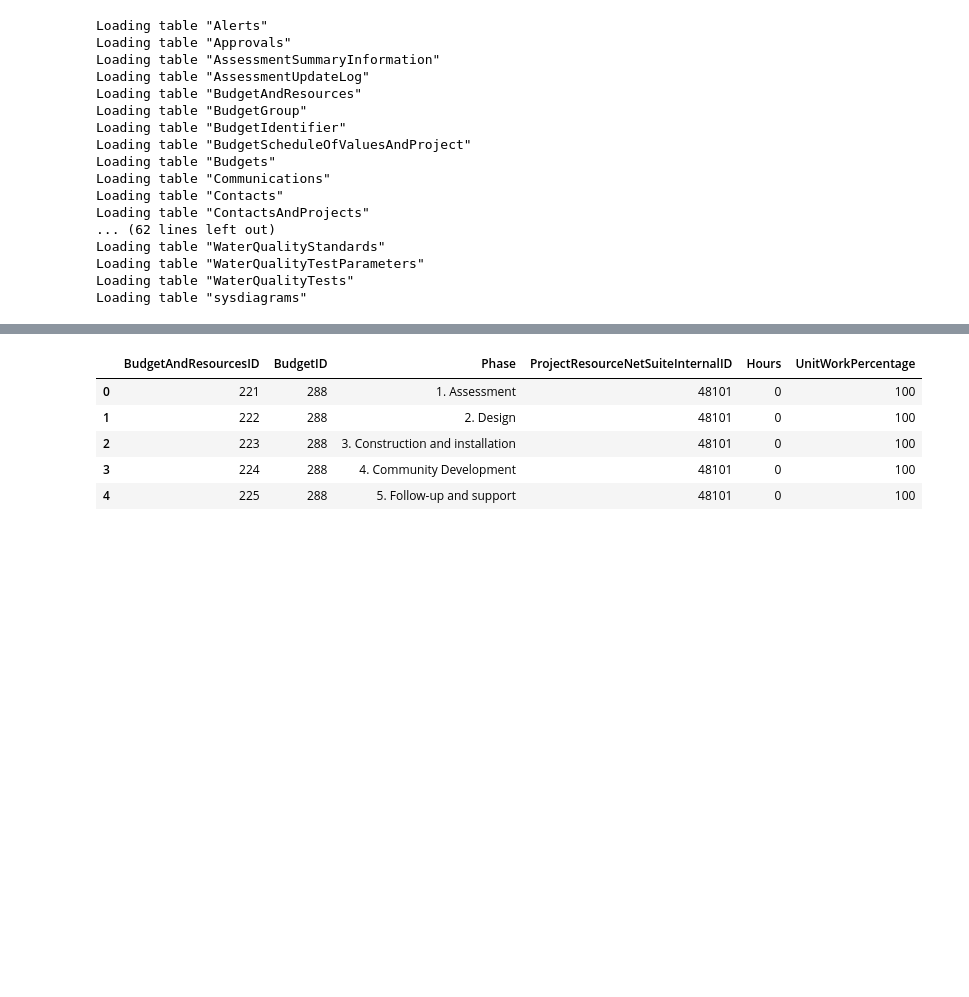
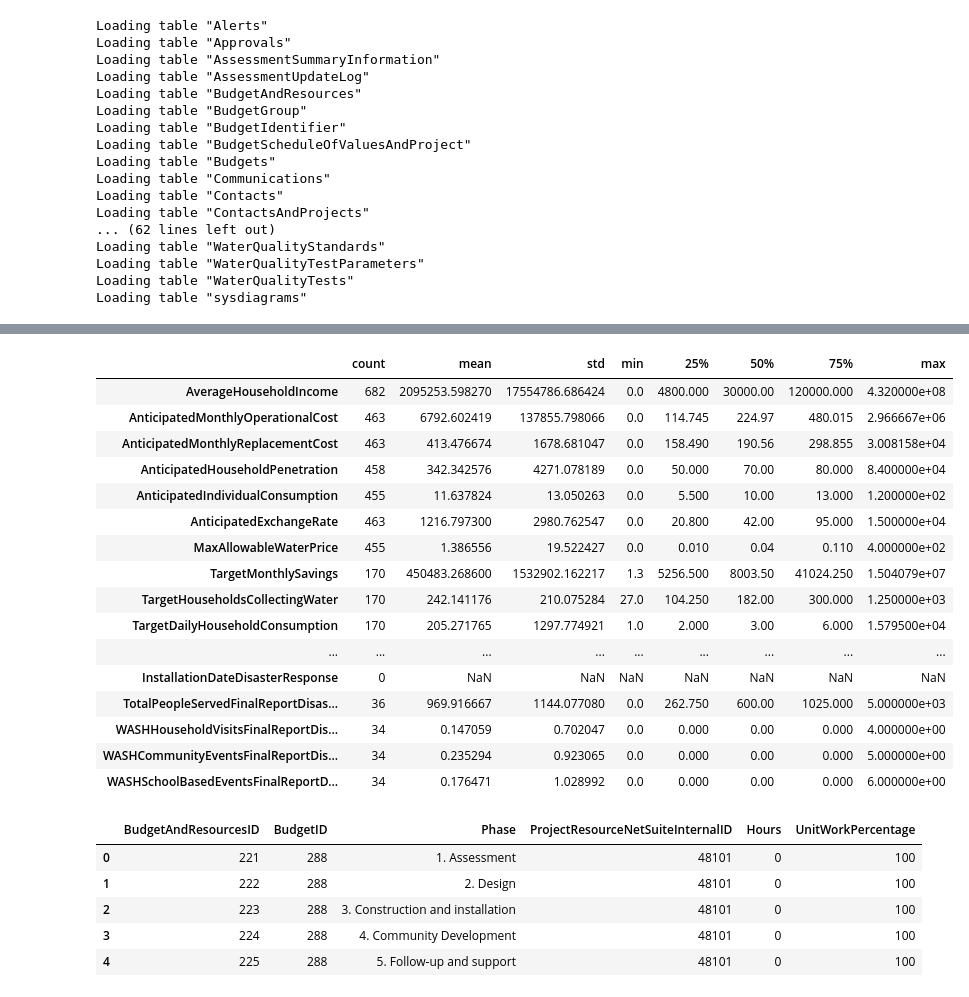
Before and after one commit to eric-czech/portfolio, a Jupyter notebook: demonstrative/python/notebooks/research/wmi/eda.ipynb, the cells around one changed output, grey strips where cells are left out. Drawn from its saved outputs; the diff is of its cells as text; code cells hidden in the pictures; blank space fills up the shorter version.

```diff
--- a/demonstrative/python/notebooks/research/wmi/eda.ipynb
+++ b/demonstrative/python/notebooks/research/wmi/eda.ipynb
@@ -85,3 +150,23 @@ ax.set_yscale('log')
+# %%
+db['ProjectsInformation'].describe().T
+# %% [output]
+|  | count | mean | std | min | 25% | 50% | 75% | max |
+| AverageHouseholdIncome | 682 | 2095253.598270 | 17554786.686424 | 0.0 | 4800.000 | 30000.00 | 120000.000 | 4.320000e+08 |
+| AnticipatedMonthlyOperationalCost | 463 | 6792.602419 | 137855.798066 | 0.0 | 114.745 | 224.97 | 480.015 | 2.966667e+06 |
+| AnticipatedMonthlyReplacementCost | 463 | 413.476674 | 1678.681047 | 0.0 | 158.490 | 190.56 | 298.855 | 3.008158e+04 |
+| AnticipatedHouseholdPenetration | 458 | 342.342576 | 4271.078189 | 0.0 | 50.000 | 70.00 | 80.000 | 8.400000e+04 |
+| AnticipatedIndividualConsumption | 455 | 11.637824 | 13.050263 | 0.0 | 5.500 | 10.00 | 13.000 | 1.200000e+02 |
+| AnticipatedExchangeRate | 463 | 1216.797300 | 2980.762547 | 0.0 | 20.800 | 42.00 | 95.000 | 1.500000e+04 |
+| MaxAllowableWaterPrice | 455 | 1.386556 | 19.522427 | 0.0 | 0.010 | 0.04 | 0.110 | 4.000000e+02 |
+| TargetMonthlySavings | 170 | 450483.268600 | 1532902.162217 | 1.3 | 5256.500 | 8003.50 | 41024.250 | 1.504079e+07 |
+| TargetHouseholdsCollectingWater | 170 | 242.141176 | 210.075284 | 27.0 | 104.250 | 182.00 | 300.000 | 1.250000e+03 |
+| TargetDailyHouseholdConsumption | 170 | 205.271765 | 1297.774921 | 1.0 | 2.000 | 3.00 | 6.000 | 1.579500e+04 |
+| ... | ... | ... | ... | ... | ... | ... | ... | ... |
+| InstallationDateDisasterResponse | 0 | NaN | NaN | NaN | NaN | NaN | NaN | NaN |
+| TotalPeopleServedFinalReportDisas... | 36 | 969.916667 | 1144.077080 | 0.0 | 262.750 | 600.00 | 1025.000 | 5.000000e+03 |
+| WASHHouseholdVisitsFinalReportDis... | 34 | 0.147059 | 0.702047 | 0.0 | 0.000 | 0.00 | 0.000 | 4.000000e+00 |
+| WASHCommunityEventsFinalReportDis... | 34 | 0.235294 | 0.923065 | 0.0 | 0.000 | 0.00 | 0.000 | 5.000000e+00 |
+| WASHSchoolBasedEventsFinalReportD... | 34 | 0.176471 | 1.028992 | 0.0 | 0.000 | 0.00 | 0.000 | 6.000000e+00 |
 # %%
 db['BudgetAndResources'].head()
 # %% [output]
```
Also changed, not shown: parts of 16 cells of this notebook, 20 other files.
